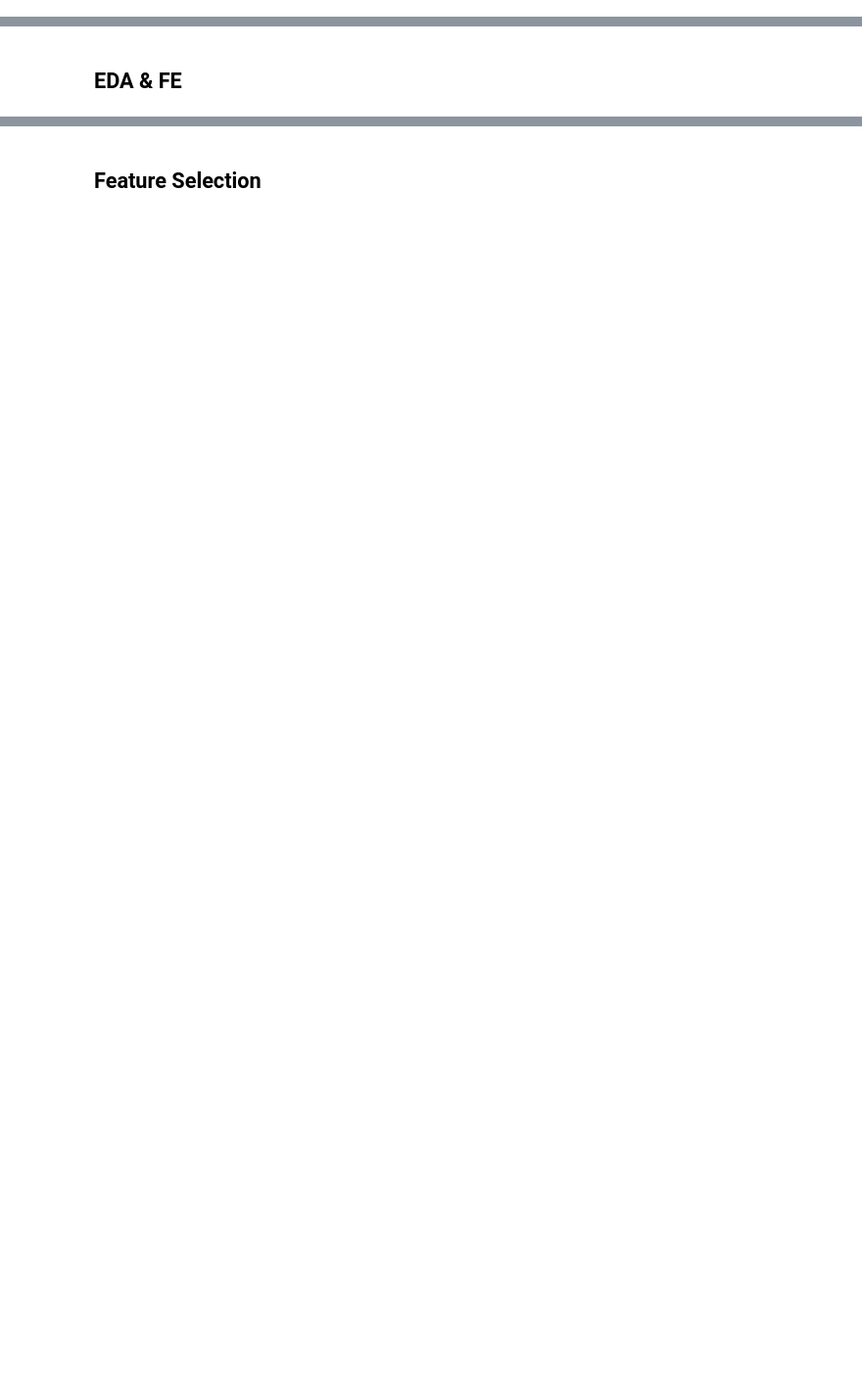
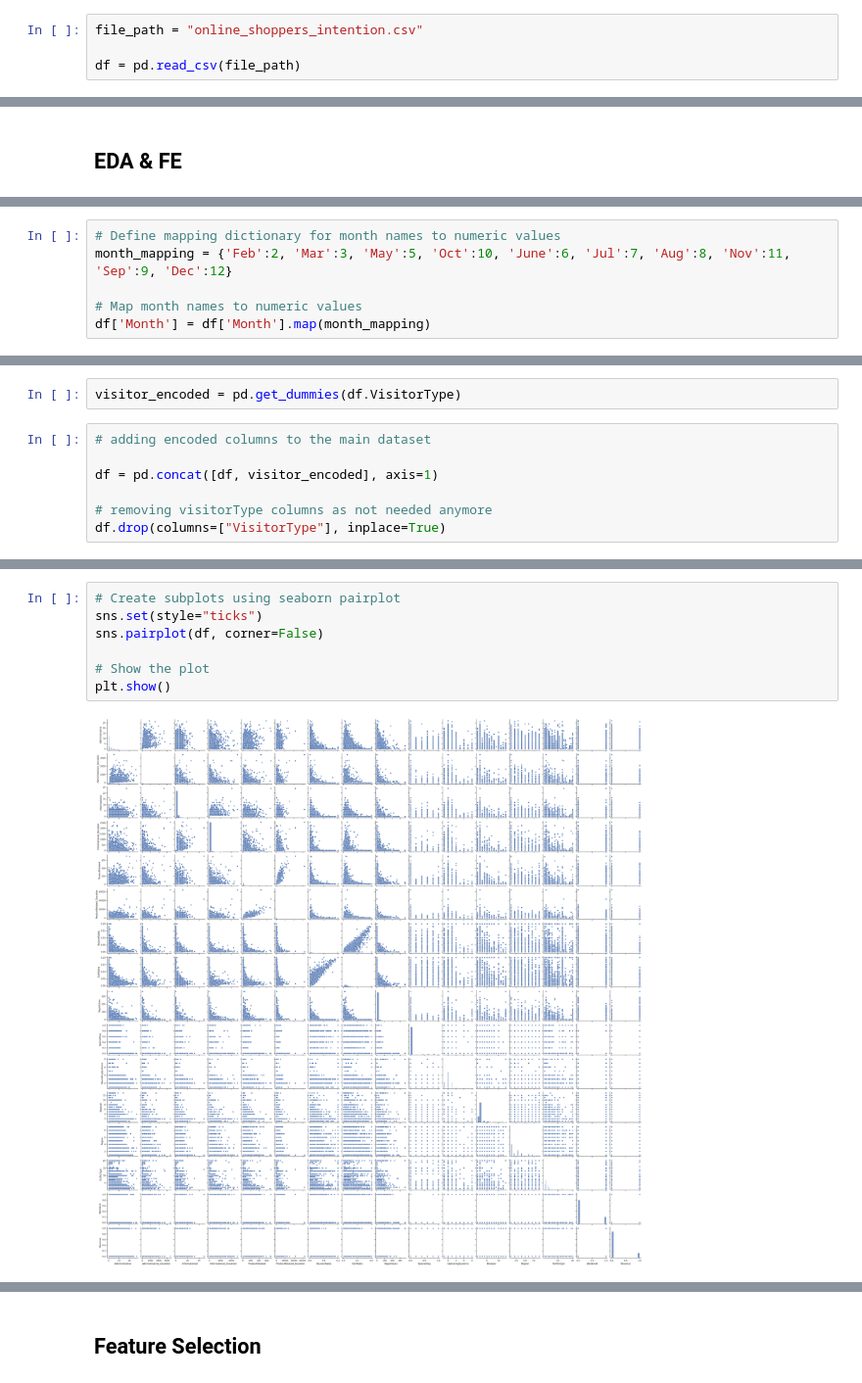
Before and after one commit to tinkuhore/FSDS-Final-Assesment, a Jupyter notebook: machine_learning/question4.ipynb, the cells around one changed output, grey strips where cells are left out. Shown at 98% size. Drawn from its saved outputs; the diff is of its cells as text; blank space fills up the shorter version.

```diff
--- a/machine_learning/question4.ipynb
+++ b/machine_learning/question4.ipynb
@@ -51,2 +55,6 @@ AttributeError: module 'matplotlib' has no attribute 'rcParams'
 # %% [markdown]
 ## Data Ingestion
+# %%
+file_path = "online_shoppers_intention.csv"
+
+df = pd.read_csv(file_path)
@@ -56,0 +219,6 @@ AttributeError: module 'matplotlib' has no attribute 'rcParams'
+# %%
+# Define mapping dictionary for month names to numeric values
+month_mapping = {'Feb':2, 'Mar':3, 'May':5, 'Oct':10, 'June':6, 'Jul':7, 'Aug':8, 'Nov':11, 'Sep':9, 'Dec':12}
+
+# Map month names to numeric values
+df['Month'] = df['Month'].map(month_mapping)
@@ -56,0 +246,9 @@ AttributeError: module 'matplotlib' has no attribute 'rcParams'
+# %%
+visitor_encoded = pd.get_dummies(df.VisitorType)
+# %%
+# adding encoded columns to the main dataset
+
+df = pd.concat([df, visitor_encoded], axis=1)
+
+# removing visitorType columns as not needed anymore
+df.drop(columns=["VisitorType"], inplace=True)
@@ -56,0 +278,9 @@ AttributeError: module 'matplotlib' has no attribute 'rcParams'
+# %%
+# Create subplots using seaborn pairplot
+sns.set(style="ticks")
+sns.pairplot(df, corner=False)
+
+# Show the plot
+plt.show()
+# %% [output]
+[figure, added]
```
Also changed, not shown: parts of 28 cells of this notebook, 1 other file.
